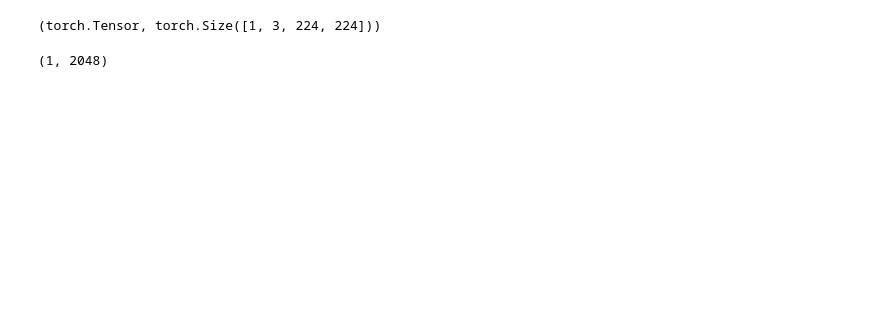
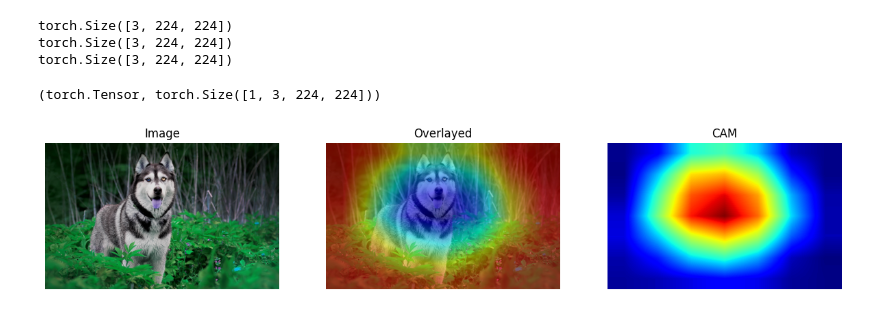
Before and after one commit to jakubpietraszko/grad-cam, a Jupyter notebook: prezentacja2/cam.ipynb, the cells around one changed output. Drawn from its saved outputs; the diff is of its cells as text; code cells hidden in the pictures; blank space fills up the shorter version.

```diff
--- a/prezentacja2/cam.ipynb
+++ b/prezentacja2/cam.ipynb
@@ -20,13 +31,18 @@ def get_image(path, transform):
     '''
     img = PIL.Image.open(path)
     img_t = transform(img)
+    print(img_t.shape)
     img_t = img_t.unsqueeze(0)
-    img_it = transform(img)
     return img_t
 img = get_image('images/nosacz.jpg', transform)
+img = get_image('images/bird.jpg', transform)
+img = get_image('images/husky.jpg', transform)
 type(img), img.shape
 # %% [output]
-(torch.Tensor, torch.Size([1, 3, 224, 224]))
+torch.Size([3, 224, 224])
+torch.Size([3, 224, 224])
+torch.Size([3, 224, 224])
+(torch.Tensor, torch.Size([1, 3, 224, 224]))
 # %%
 target_layer = model.layer4[-1].conv3
 
@@ -56,5 +75 @@ activations = activations[0].cpu().data.numpy()
 weights = activations.mean(axis=(2, 3))
-# %%
-weights.shape
-# %% [output]
-(1, 2048)
@@ -60,0 +79,3 @@ weights.shape
+# %%
+imgg = get_image_torch('images/husky.jpg', 224, 224)
+cam = get_cam(imgg, model, target_layer)
@@ -60,0 +84,7 @@ weights.shape
+# %%
+from pathlib import Path
+path = Path('images/husky.jpg')
+# %%
+overlay_plot(path, cam, 0.5)
+# %% [output]
+[figure, added]
```
Also changed, not shown: parts of 15 cells of this notebook, 7 other files.
